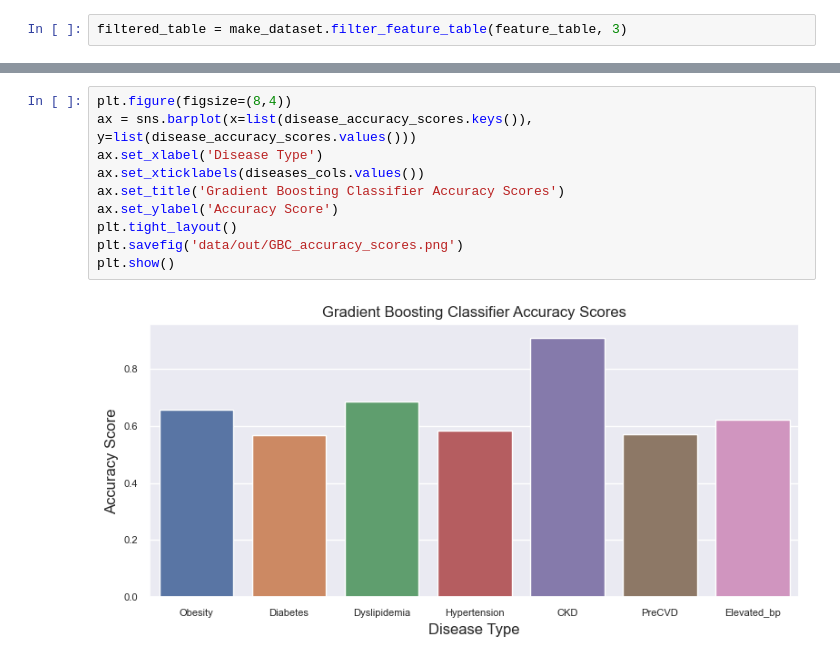
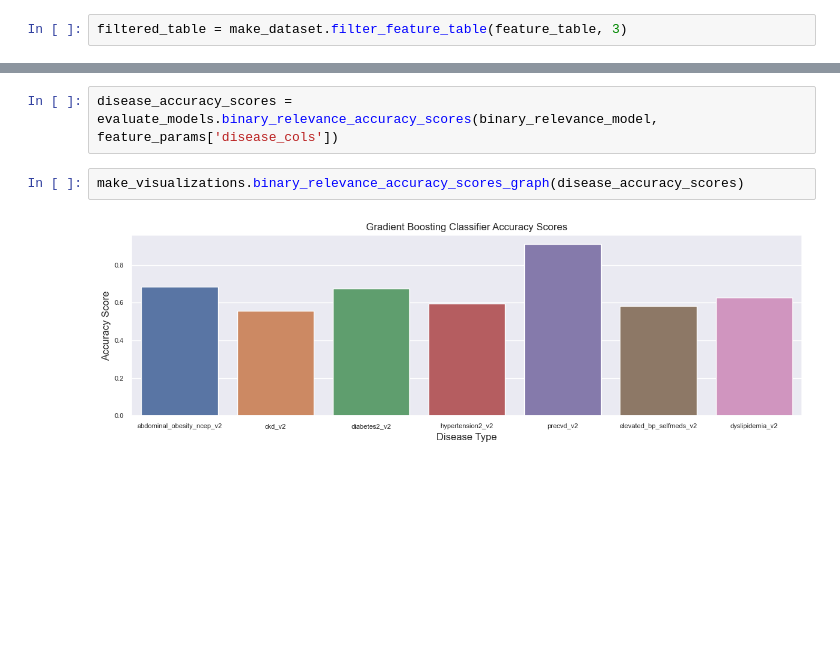
Before and after one commit to Amandoj/DSC180-Q2-Project, a Jupyter notebook: analysis.ipynb, the cells around one changed output, grey strips where cells are left out. Saved outputs shown, nothing was run; the diff lists cells and outputs as text; blank space fills up the shorter version.

Commit message:
evaluate model scripts

```diff
--- a/analysis.ipynb
+++ b/analysis.ipynb
@@ -238,12 +204,6 @@ disease_accuracy_scores
-# %%
-plt.figure(figsize=(8,4))
-ax = sns.barplot(x=list(disease_accuracy_scores.keys()), y=list(disease_accuracy_scores.values()))
-ax.set_xlabel('Disease Type')
-ax.set_xticklabels(diseases_cols.values())
-ax.set_title('Gradient Boosting Classifier Accuracy Scores')
-ax.set_ylabel('Accuracy Score')
-plt.tight_layout()
-plt.savefig('data/out/GBC_accuracy_scores.png')
-plt.show()
-# %% [output]
-[figure, removed]
+# %%
+disease_accuracy_scores = evaluate_models.binary_relevance_accuracy_scores(binary_relevance_model, feature_params['disease_cols'])
+# %%
+make_visualizations.binary_relevance_accuracy_scores_graph(disease_accuracy_scores)
+# %% [output]
+[figure, added]
```
Also changed, not shown: parts of 9 cells of this notebook, 3 other files.
